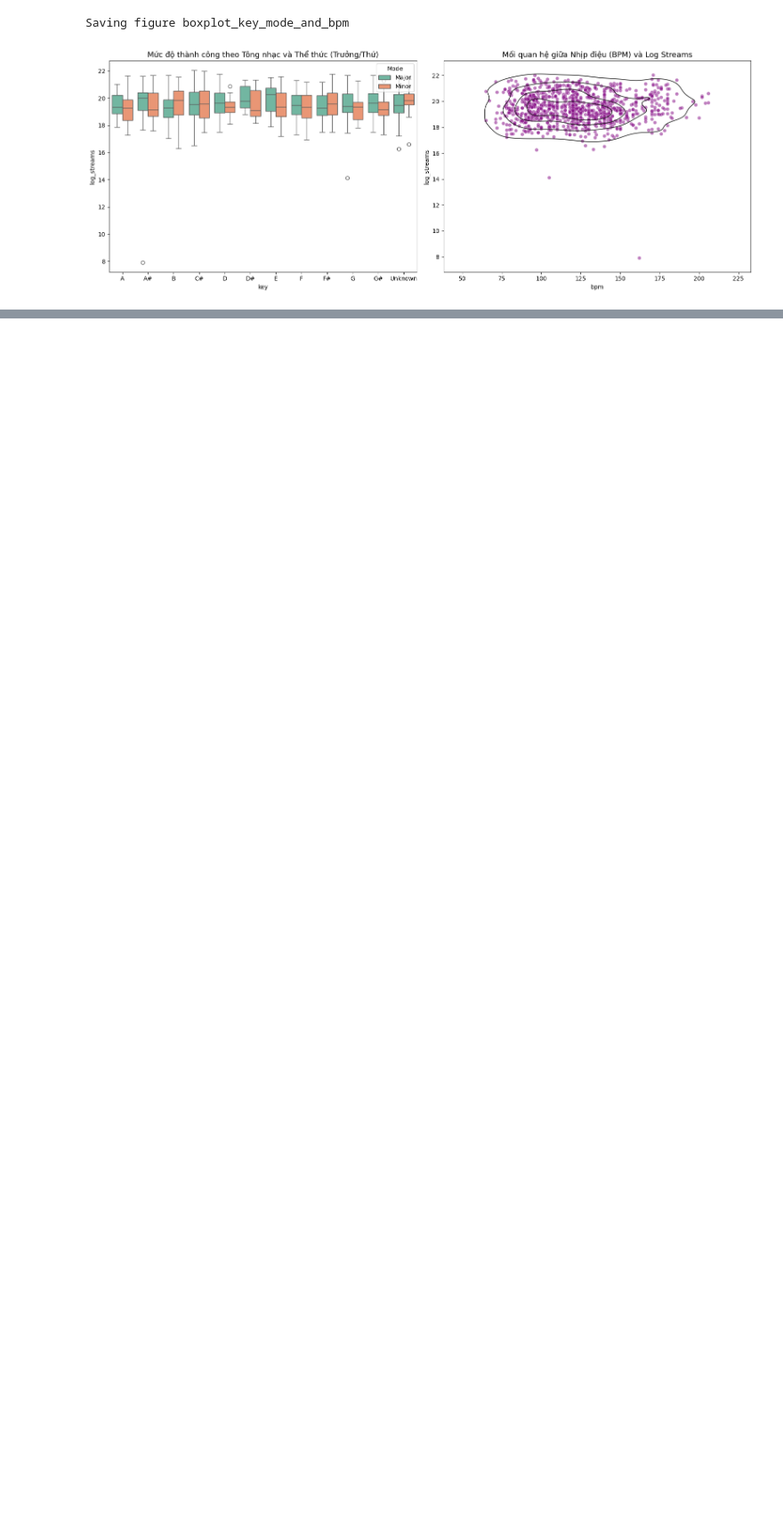
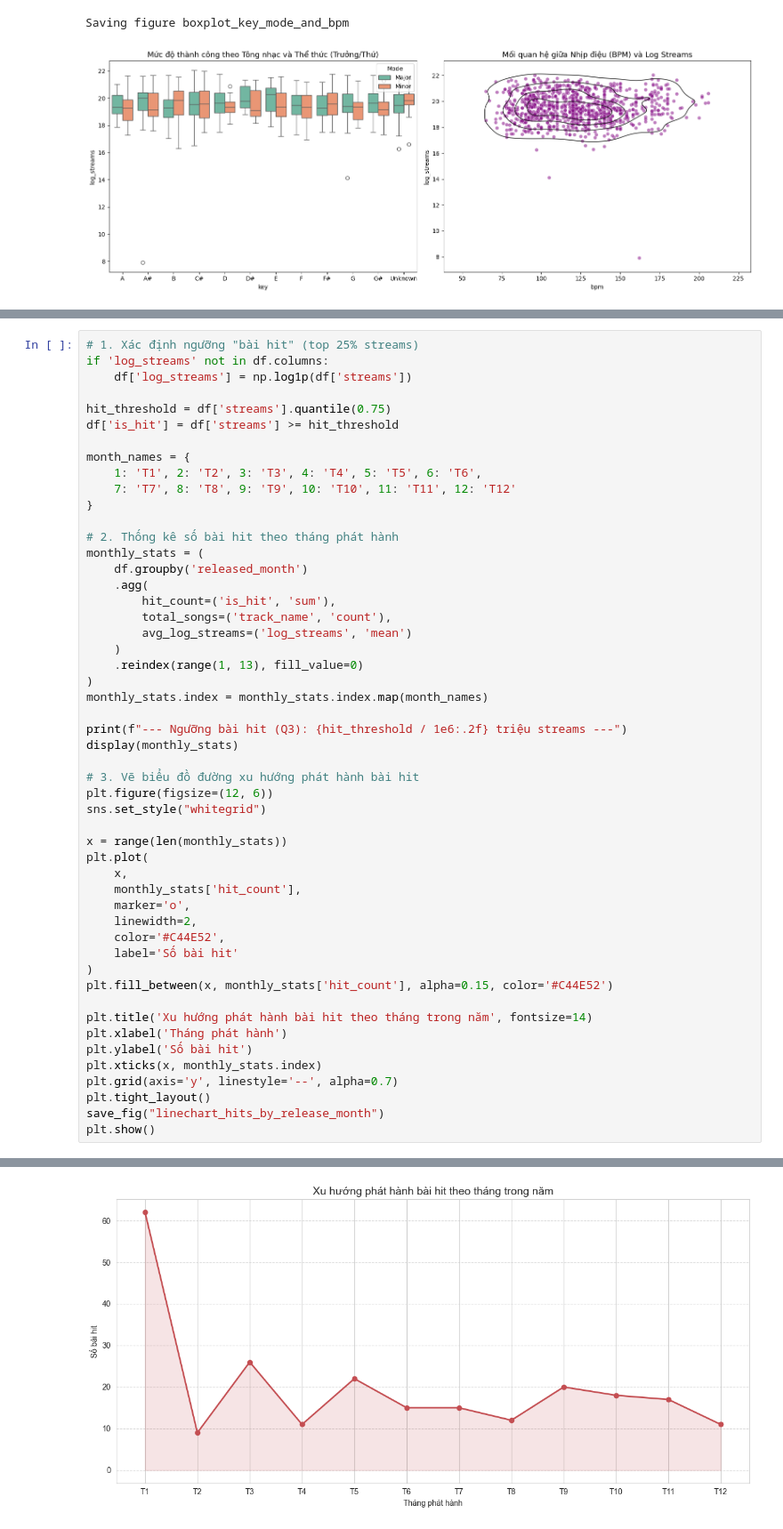
Before and after one commit to BuiHuy16/Spotify-Songs, a Jupyter notebook: notebooks/eda_visualization.ipynb, the cells around one changed output, grey strips where cells are left out. Shown at 89% size. Cells and saved outputs as stored; diff of their text form; blank space fills up the shorter version.

```diff
--- a/notebooks/eda_visualization.ipynb
+++ b/notebooks/eda_visualization.ipynb
@@ -243,0 +311,52 @@ Saving figure boxplot_key_mode_and_bpm
+# %%
+# 1. Xác định ngưỡng "bài hit" (top 25% streams)
+if 'log_streams' not in df.columns:
+    df['log_streams'] = np.log1p(df['streams'])
+
+hit_threshold = df['streams'].quantile(0.75)
+df['is_hit'] = df['streams'] >= hit_threshold
+
+month_names = {
+    1: 'T1', 2: 'T2', 3: 'T3', 4: 'T4', 5: 'T5', 6: 'T6',
+    7: 'T7', 8: 'T8', 9: 'T9', 10: 'T10', 11: 'T11', 12: 'T12'
+}
+
+# 2. Thống kê số bài hit theo tháng phát hành
+monthly_stats = (
+    df.groupby('released_month')
+    .agg(
+        hit_count=('is_hit', 'sum'),
+        total_songs=('track_name', 'count'),
+        avg_log_streams=('log_streams', 'mean')
+    )
+    .reindex(range(1, 13), fill_value=0)
+)
+monthly_stats.index = monthly_stats.index.map(month_names)
+
+print(f"--- Ngưỡng bài hit (Q3): {hit_threshold / 1e6:.2f} triệu streams ---")
+display(monthly_stats)
+
+# 3. Vẽ biểu đồ đường xu hướng phát hành bài hit
+plt.figure(figsize=(12, 6))
+sns.set_style("whitegrid")
+
+x = range(len(monthly_stats))
+plt.plot(
+    x,
+    monthly_stats['hit_count'],
+    marker='o',
+    linewidth=2,
+    color='#C44E52',
+    label='Số bài hit'
+)
+plt.fill_between(x, monthly_stats['hit_count'], alpha=0.15, color='#C44E52')
+
+plt.title('Xu hướng phát hành bài hit theo tháng trong năm', fontsize=14)
+plt.xlabel('Tháng phát hành')
+plt.ylabel('Số bài hit')
+plt.xticks(x, monthly_stats.index)
+plt.grid(axis='y', linestyle='--', alpha=0.7)
+plt.tight_layout()
+save_fig("linechart_hits_by_release_month")
+plt.show()
+# %% [output]
@@ -243,0 +379 @@ Saving figure boxplot_key_mode_and_bpm
+[figure, added]
```
Also changed, not shown: parts of 8 cells of this notebook, 4 other files.
